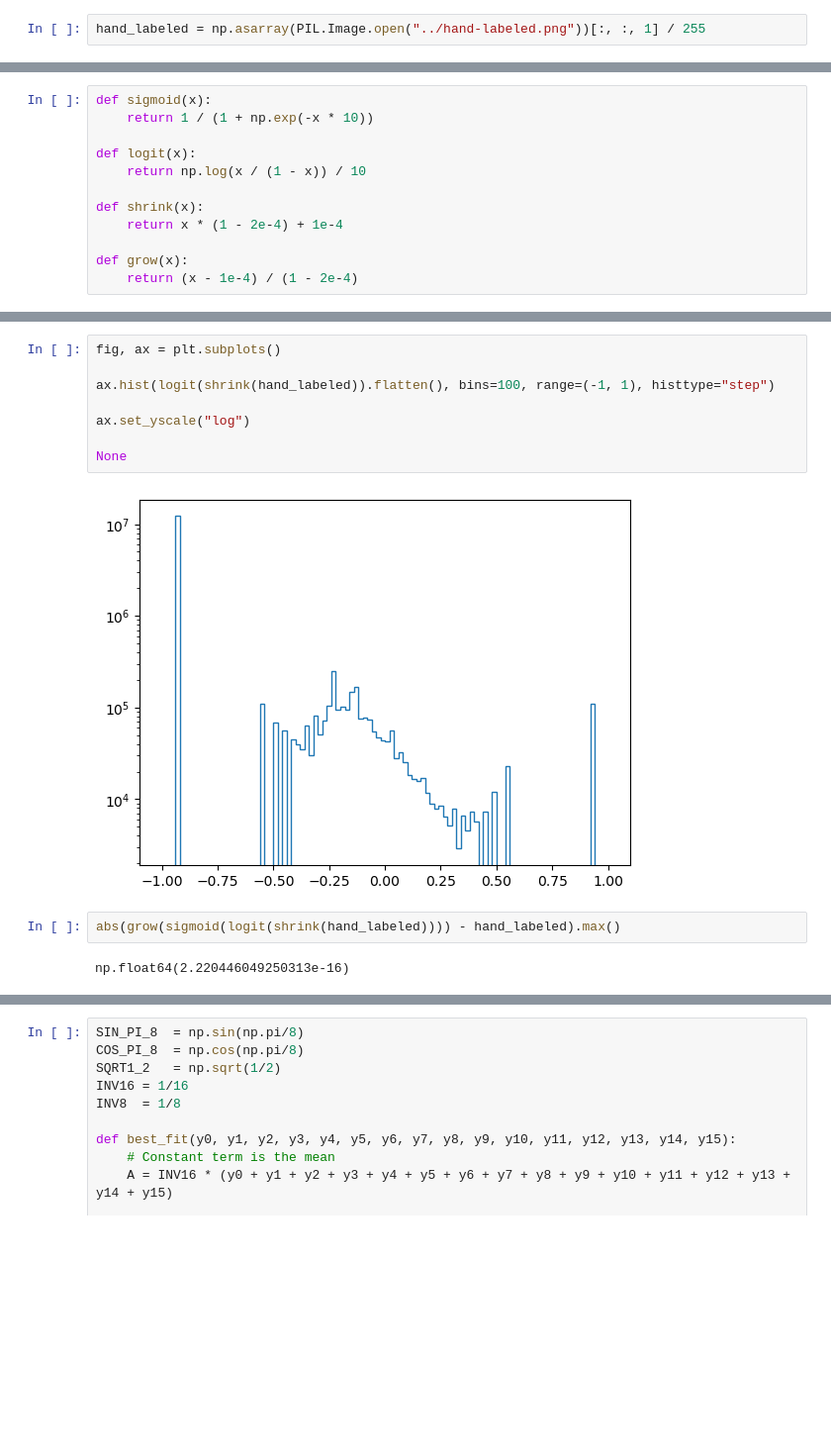
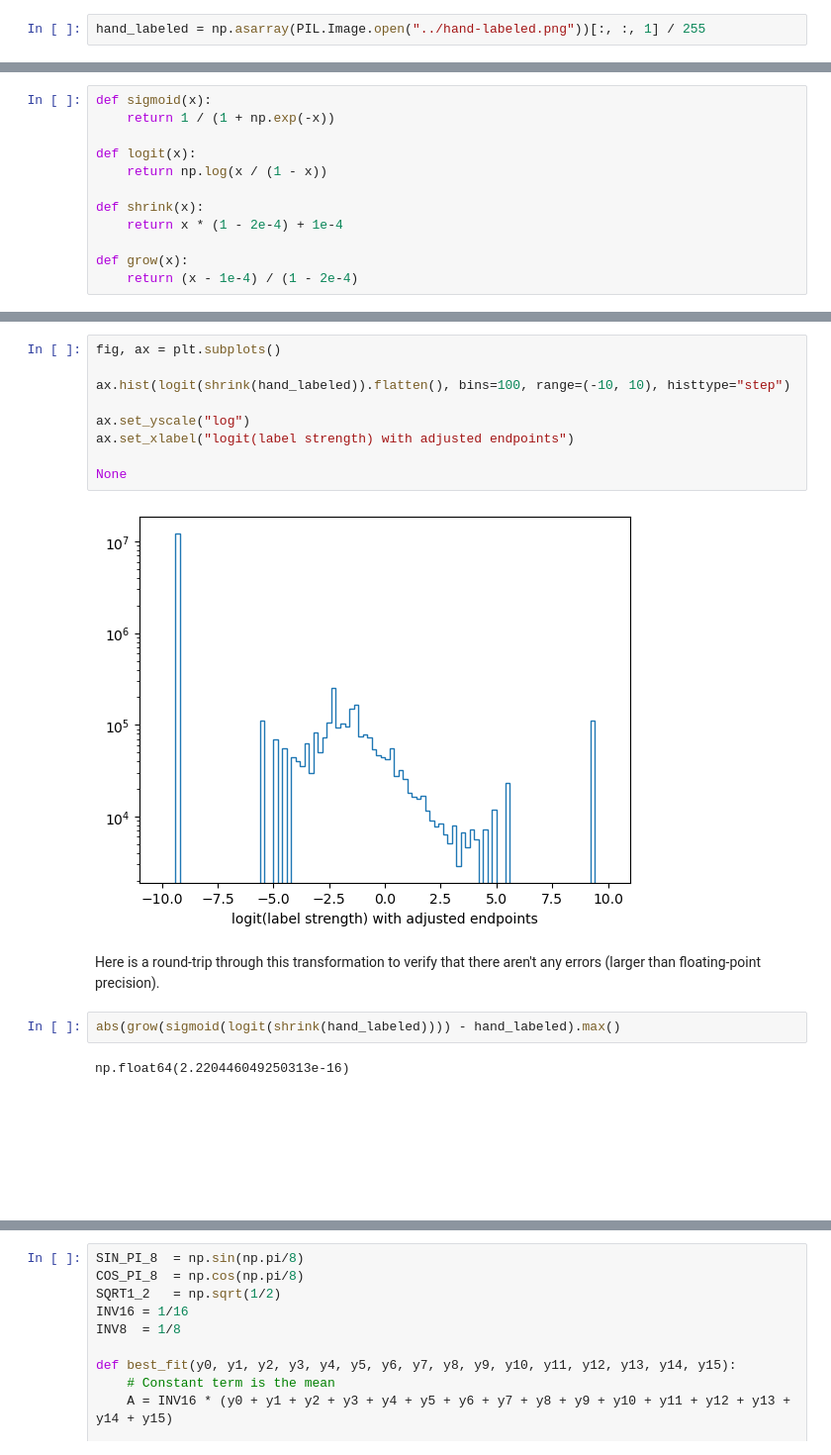
Before and after one commit to dsi-rse/gully-map, a Jupyter notebook: notebooks/connected-gullies.ipynb, the cells around one changed output, grey strips where cells are left out. Shown at 99% size. Saved outputs shown, nothing was run; the diff lists cells and outputs as text; blank space fills up the shorter version.

```diff
--- a/notebooks/connected-gullies.ipynb
+++ b/notebooks/connected-gullies.ipynb
@@ -172,9 +237,9 @@ None
 # %%
 def sigmoid(x):
-    return 1 / (1 + np.exp(-x * 10))
+    return 1 / (1 + np.exp(-x))
 
 def logit(x):
-    return np.log(x / (1 - x)) / 10
+    return np.log(x / (1 - x))
 
 def shrink(x):
     return x * (1 - 2e-4) + 1e-4
@@ -184,14 +251,19 @@ def grow(x):
 # %%
 fig, ax = plt.subplots()
 
-ax.hist(logit(shrink(hand_labeled)).flatten(), bins=100, range=(-1, 1), histtype="step")
+ax.hist(logit(shrink(hand_labeled)).flatten(), bins=100, range=(-10, 10), histtype="step")
 
 ax.set_yscale("log")
+ax.set_xlabel("logit(label strength) with adjusted endpoints")
 
 None
 # %% [output]
-[figure, old version]
+[figure, new version]
+# %% [markdown]
+Here is a round-trip through this transformation to verify that there aren't any errors (larger than floating-point precision).
 # %%
 abs(grow(sigmoid(logit(shrink(hand_labeled)))) - hand_labeled).max()
 # %% [output]
 np.float64(2.220446049250313e-16)
+# %% [markdown]
+<br><br><br><br><br>
```
Also changed, not shown: parts of 74 cells of this notebook.
